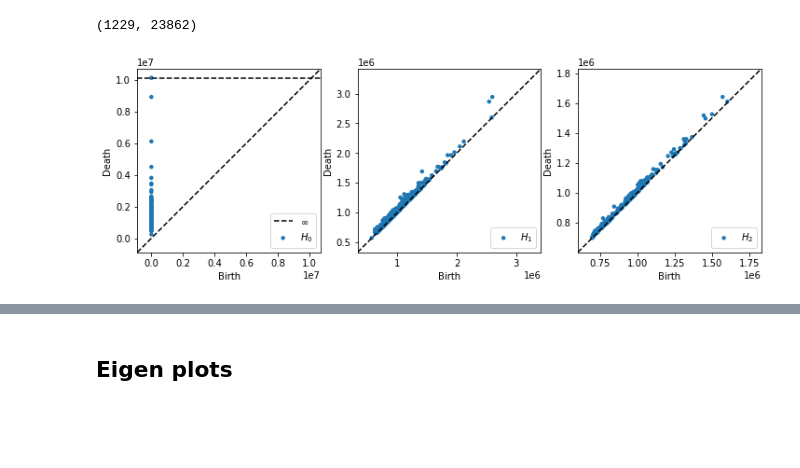
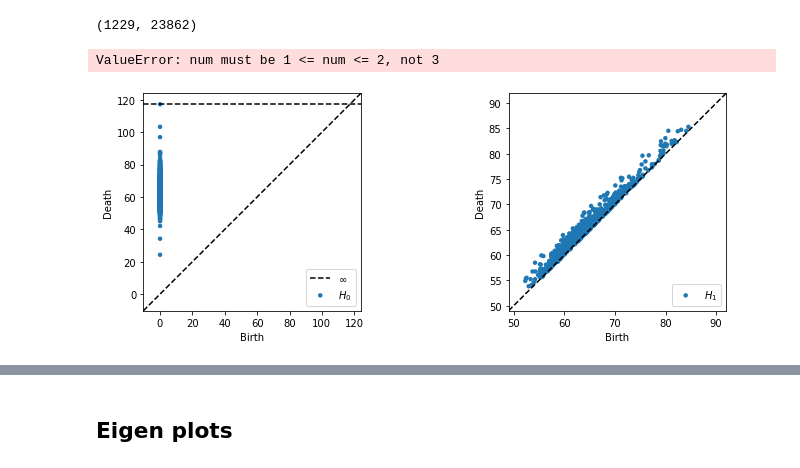
Before and after one commit to Orecchia-Research-Group/manifold_learning, a Jupyter notebook: Pansquam_TCGA.ipynb, the cells around one changed output, grey strips where cells are left out. Saved outputs shown, nothing was run; the diff lists cells and outputs as text; code cells hidden in the pictures; blank space fills up the shorter version.

```diff
--- a/Pansquam_TCGA.ipynb
+++ b/Pansquam_TCGA.ipynb
@@ -99,5 +101,9 @@ from manifold_utils.mSVD import eigen_plot, eigen_calc_from_dist_mat, eps_projec
 # %%
 np_data = np_data.T
 N, d = np_data.shape
+print(np.amin(np_data))
+np_data = np.log10(np_data + np.ones((N,d)))
+
+print(np.sum(np.isnan(np_data)))
 
 dist_mat = euclidean_distances(np_data, np_data)
@@ -255,12 +264,13 @@ np_data.shape
 # %%
 dgms = ripser(np_data, maxdim=2)['dgms']
 
 
 plt.figure(figsize=(12, 4))
-plot_diagrams(dgms, plot_only=[0], ax=plt.subplot(131))
-plot_diagrams(dgms, plot_only=[1], ax=plt.subplot(132))
-plot_diagrams(dgms, plot_only=[2], ax=plt.subplot(133))
+plot_diagrams(dgms, plot_only=[0], ax=plt.subplot(121))
+plot_diagrams(dgms, plot_only=[1], ax=plt.subplot(122))
+plot_diagrams(dgms, plot_only=[2], ax=plt.subplot(123))
 # %% [output]
+ValueError: num must be 1 <= num <= 2, not 3
-[figure, old version]
+[figure, new version]
 # %%
 plot_diagrams(dgms, show=True)
```
Also changed, not shown: parts of 15 cells of this notebook.
